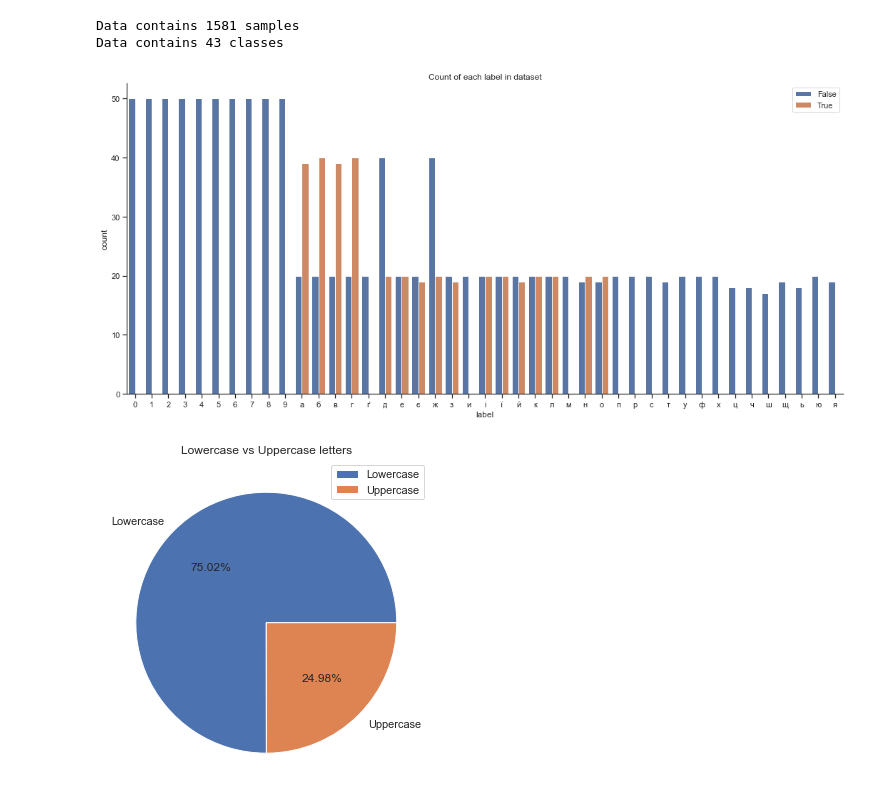
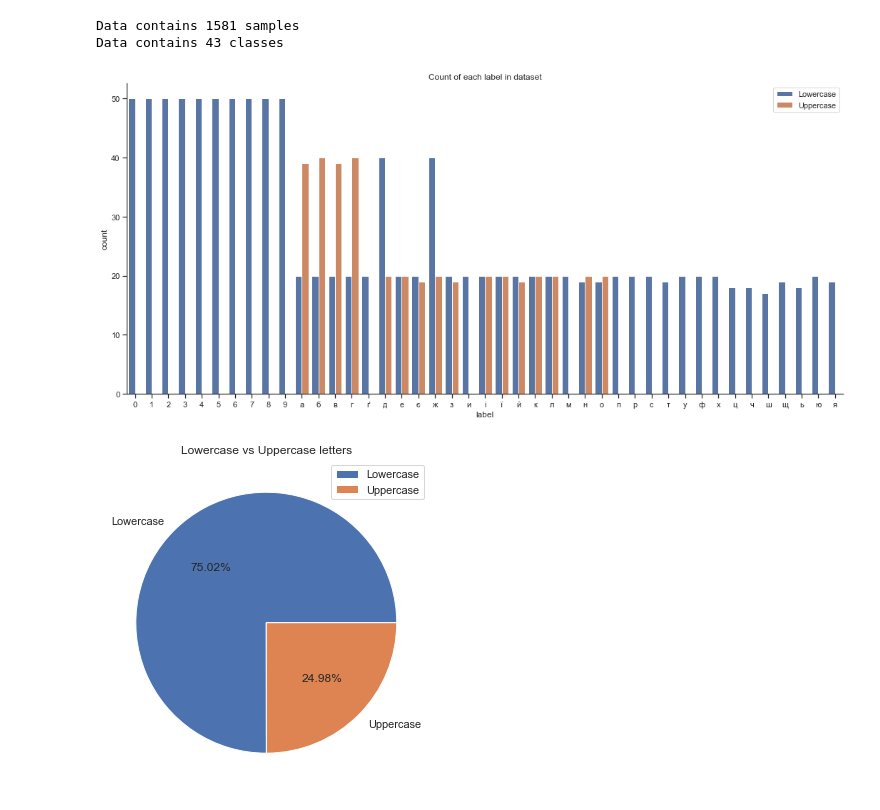
Before and after one commit to nazavr322/ukr-handwriting-classification, a Jupyter notebook: notebooks/eda_and_viz.ipynb, the cells around one changed output. Drawn from its saved outputs; the diff is of its cells as text; code cells hidden in the pictures.

```diff
--- a/notebooks/eda_and_viz.ipynb
+++ b/notebooks/eda_and_viz.ipynb
@@ -41,11 +41,11 @@ Data contains 43 classes
 # %%
 fig = plt.figure(figsize=(18, 8))
 sns.countplot(x='label', hue='is_uppercase',
               data=df).set(title='Count of each label in dataset')
-plt.legend(loc='upper right');
+plt.legend(loc='upper right', labels=['Lowercase', 'Uppercase']);
 sns.despine()
 # %% [output]
-[figure, old version]
+[figure, new version]
 # %%
 plt.figure(figsize=(6, 6))
 plt.pie(df.is_uppercase.value_counts(), labels=('Lowercase', 'Uppercase'), autopct='%.2f%%')
```
Also changed, not shown: parts of 4 cells of this notebook, 1 other file.
